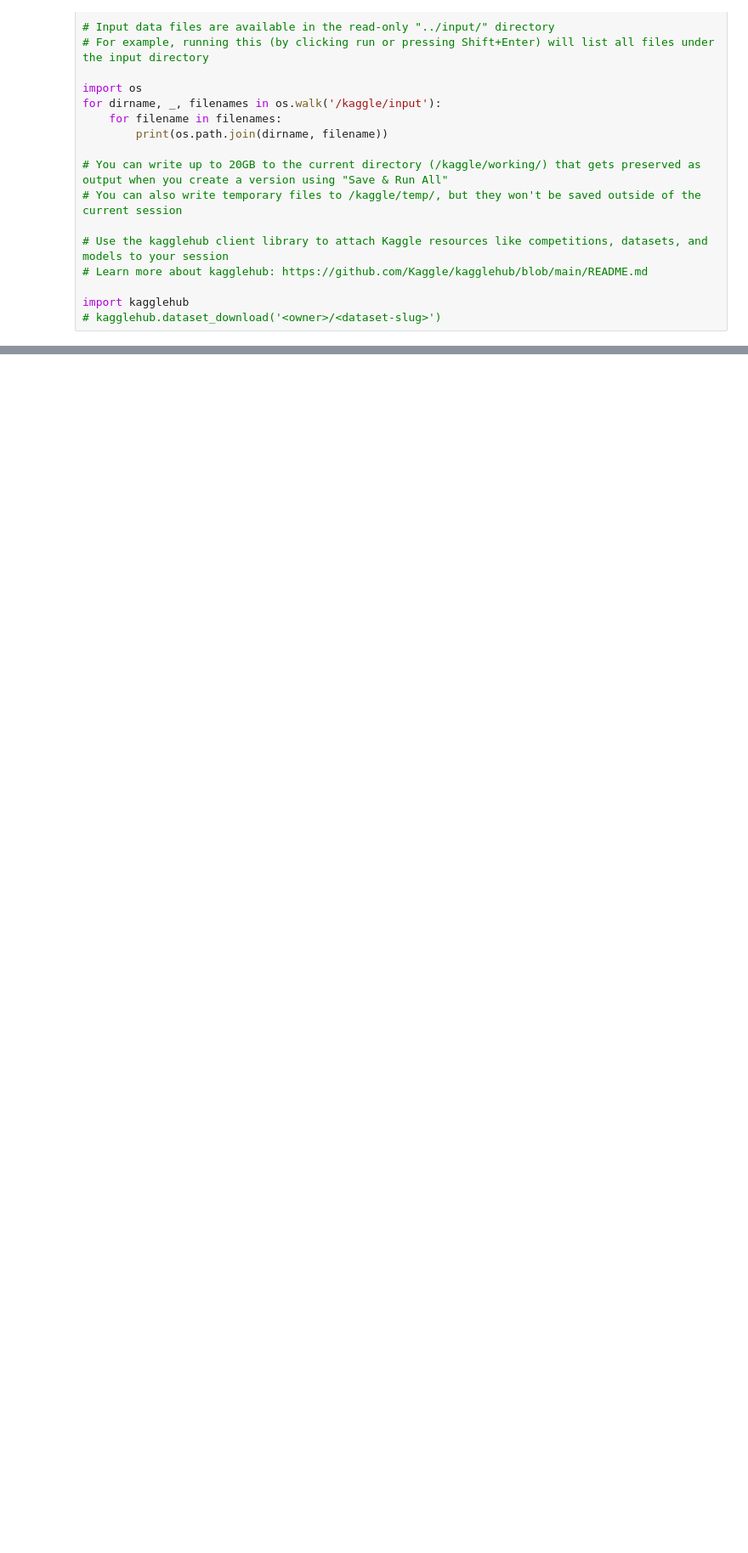
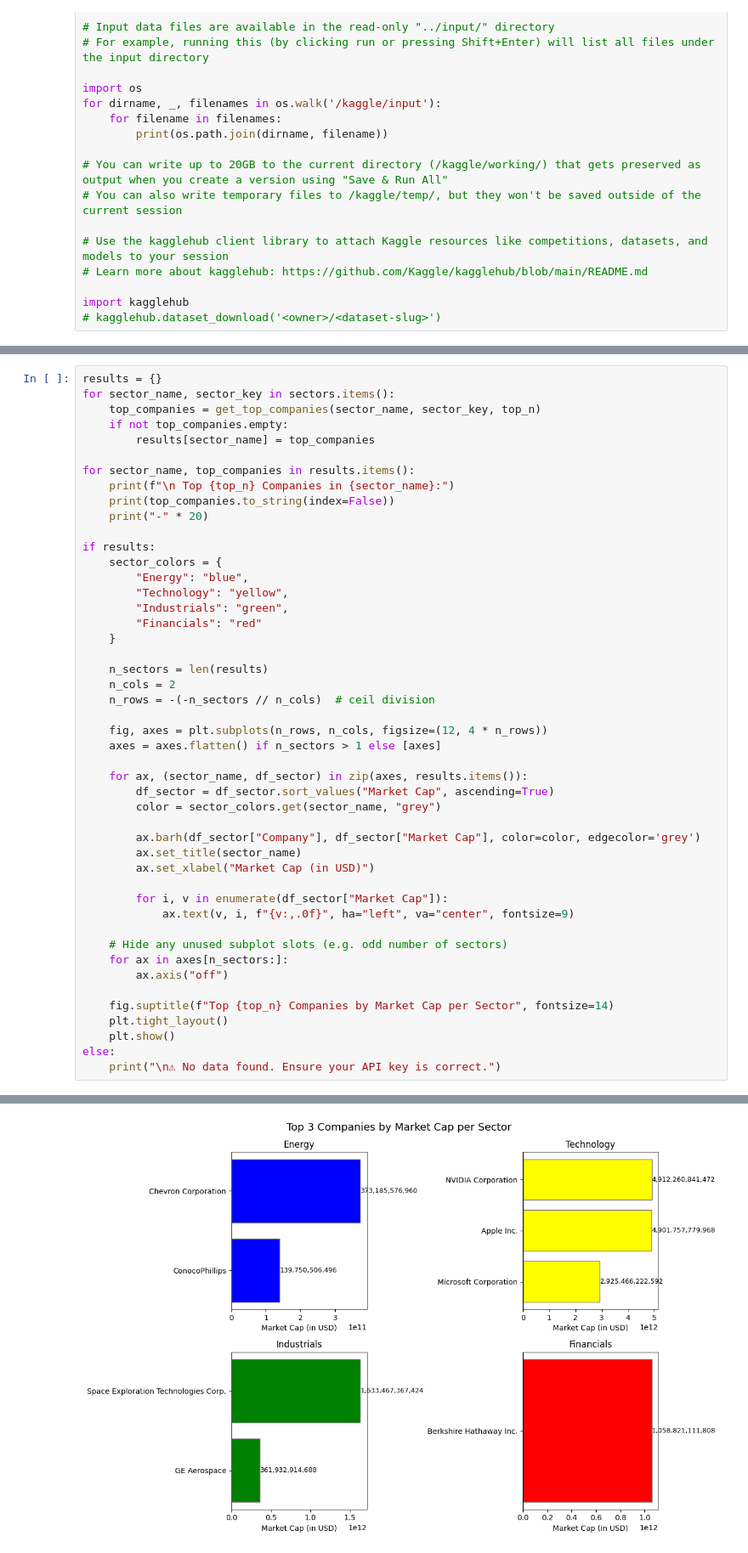
Before and after one commit to PhyoThor/Advance_Machine_Learning, a Jupyter notebook: 01_Industries_Analysis.ipynb, the cells around one changed output, grey strips where cells are left out. Shown at 85% size. Cells and saved outputs as stored; diff of their text form; blank space fills up the shorter version.

```diff
--- a/01_Industries_Analysis.ipynb
+++ b/01_Industries_Analysis.ipynb
@@ -24,0 +223,48 @@ import kagglehub
+# %%
+results = {}
+for sector_name, sector_key in sectors.items():
+    top_companies = get_top_companies(sector_name, sector_key, top_n)
+    if not top_companies.empty:
+        results[sector_name] = top_companies
+
+for sector_name, top_companies in results.items():
+    print(f"\n Top {top_n} Companies in {sector_name}:")
+    print(top_companies.to_string(index=False))
+    print("-" * 20)
+
+if results:
+    sector_colors = {
+        "Energy": "blue",
+        "Technology": "yellow",
+        "Industrials": "green",
+        "Financials": "red"
+    }
+
+    n_sectors = len(results)
+    n_cols = 2
+    n_rows = -(-n_sectors // n_cols)  # ceil division
+
+    fig, axes = plt.subplots(n_rows, n_cols, figsize=(12, 4 * n_rows))
+    axes = axes.flatten() if n_sectors > 1 else [axes]
+
+    for ax, (sector_name, df_sector) in zip(axes, results.items()):
+        df_sector = df_sector.sort_values("Market Cap", ascending=True)
+        color = sector_colors.get(sector_name, "grey")
+
+        ax.barh(df_sector["Company"], df_sector["Market Cap"], color=color, edgecolor='grey')
+        ax.set_title(sector_name)
+        ax.set_xlabel("Market Cap (in USD)")
+
+        for i, v in enumerate(df_sector["Market Cap"]):
+            ax.text(v, i, f"{v:,.0f}", ha="left", va="center", fontsize=9)
+
+    # Hide any unused subplot slots (e.g. odd number of sectors)
+    for ax in axes[n_sectors:]:
+        ax.axis("off")
+
+    fig.suptitle(f"Top {top_n} Companies by Market Cap per Sector", fontsize=14)
+    plt.tight_layout()
+    plt.show()
+else:
+    print("\n⚠ No data found. Ensure your API key is correct.")
+# %% [output]
@@ -24,0 +288 @@ import kagglehub
+[figure, added]
```
Also changed, not shown: parts of 9 cells of this notebook.
